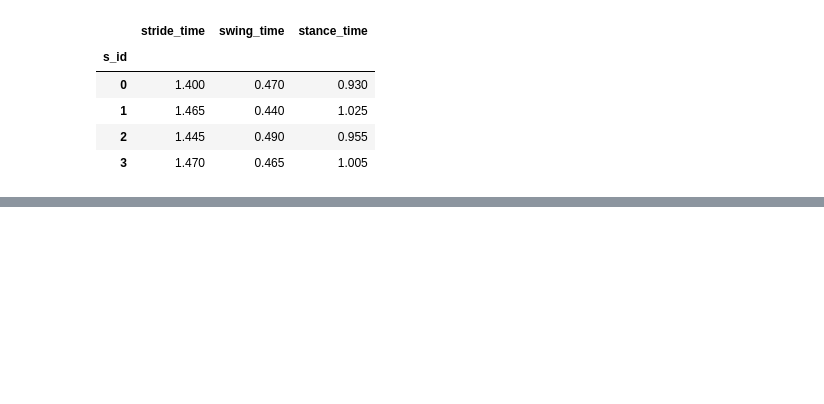
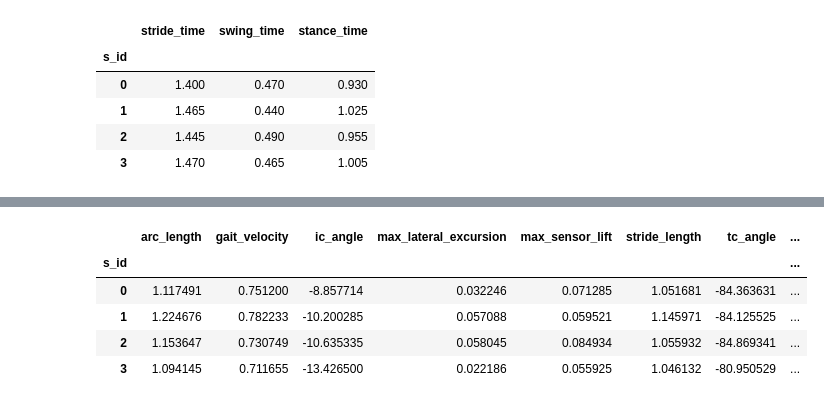
Before and after one commit to neurogeriatricskiel/esmac_2024, a Jupyter notebook: exercises/ex01_imu_stride_length_estimation.ipynb, the cells around one changed output, grey strips where cells are left out. Saved outputs shown, nothing was run; the diff lists cells and outputs as text; code cells hidden in the pictures; blank space fills up the shorter version.

Commit message:
Updated exercise notebook for stride length estimation

```diff
--- a/exercises/ex01_imu_stride_length_estimation.ipynb
+++ b/exercises/ex01_imu_stride_length_estimation.ipynb
@@ -177,5 +144,5 @@ fbf_dataset
 # %%
-fig = make_subplots(rows=2, cols=2, shared_xaxes=True, shared_yaxes=True, vertical_spacing=0.1, horizontal_spacing=0.01)
+fig = make_subplots(rows=2, cols=1, shared_xaxes=True, shared_yaxes=True, vertical_spacing=0.1, horizontal_spacing=0.01)
 for col_idx, tracked_point in enumerate(tracked_points):
     for row_idx, channel_type in enumerate(["acc", "gyr"]):
         for _, axis in enumerate(["pa", "ml", "si"]):
@@ -199,0 +170,5 @@ dtw = dtw.segment(data=fbf_dataset, sampling_rate_hz=sampling_freq_Hz)
+# %%
+from gaitmap.stride_segmentation import BarthDtw, BarthOriginalTemplate
+dtw = BarthDtw(template=BarthOriginalTemplate())
+dtw = ... # YOUR CODE HERE
+dtw
@@ -219,12 +187,0 @@ dtw.stride_list_["left_foot"], dtw.stride_list_["right_foot"]
-# %%
-fig, axs = plt.subplots(2, 1, figsize=(10, 4), sharex=True)
-for row_idx, side in enumerate(["left", "right"]):
-    for _, (start, end) in dtw.stride_list_[f"{side}_foot"][["start", "end"]].iterrows():
-        axs[row_idx].axvspan(start/sampling_freq_Hz, end/sampling_freq_Hz, color="gray", alpha=0.5)
-    axs[row_idx].plot(
-        np.arange(len(fbf_dataset[f"{side}_foot"])) / sampling_freq_Hz,
-        fbf_dataset[f"{side}_foot"][["gyr_ml"]],
-        label="gyr_ml"
-    )
-plt.tight_layout()
-plt.show()
@@ -232,0 +188,22 @@ plt.show()
+# %%
+fig = make_subplots(rows=2, cols=1, shared_xaxes=True, shared_yaxes=True, vertical_spacing=0.1, horizontal_spacing=0.01)
+for col_idx, tracked_point in enumerate(tracked_points):
+    for row_idx, channel_type in enumerate(["acc", "gyr"]):
+        for _, axis in enumerate(["pa", "ml", "si"]):
+            fig.add_trace(
+                go.Scatter(
+                    x=np.arange(len(fbf_dataset[tracked_point])) / sampling_freq_Hz,
+                    y=fbf_dataset[tracked_point][f"{channel_type}_{axis}"],
+                    mode="lines",
+                    name=f"{tracked_point}_{channel_type}_{axis}",
+                ),
+                row=row_idx + 1,
+                col=col_idx + 1,
+            )
+        # fig.update_yaxes(title_text=f"{mapping_units[channel_type]}", row=row_idx + 1, col=1)
+for _, (start_idx, end_indx) in dtw.stride_list_[tracked_point][["start", "end"]].iterrows():
+    fig.add_vline(x=start_idx / sampling_freq_Hz, line_width=1, line_dash="dash", line_color="green")
+fig.update_xaxes(title_text="time (s)", row=2, col=1)
+fig.update_xaxes(title_text="time (s)", row=2, col=2)
+fig.update_layout(margin=dict(l=30, r=30, t=20, b=20))
+fig
@@ -280,0 +303,11 @@ spatial_params.parameters_["left_foot"]
+# %%
+spatial_params = SpatialParameterCalculation()
+spatial_params = ... # YOUR CODE HERE
+spatial_params.parameters_[tracked_point]
+# %% [output]
+|  | arc_length | gait_velocity | ic_angle | max_lateral_excursion | max_sensor_lift | stride_length | tc_angle | ... |
+| s_id |  |  |  |  |  |  |  | ... |
+| 0 | 1.117491 | 0.751200 | -8.857714 | 0.032246 | 0.071285 | 1.051681 | -84.363631 | ... |
+| 1 | 1.224676 | 0.782233 | -10.200285 | 0.057088 | 0.059521 | 1.145971 | -84.125525 | ... |
+| 2 | 1.153647 | 0.730749 | -10.635335 | 0.058045 | 0.084934 | 1.055932 | -84.869341 | ... |
+| 3 | 1.094145 | 0.711655 | -13.426500 | 0.022186 | 0.055925 | 1.046132 | -80.950529 | ... |
```
Also changed, not shown: parts of 36 cells of this notebook, 1 other file.
